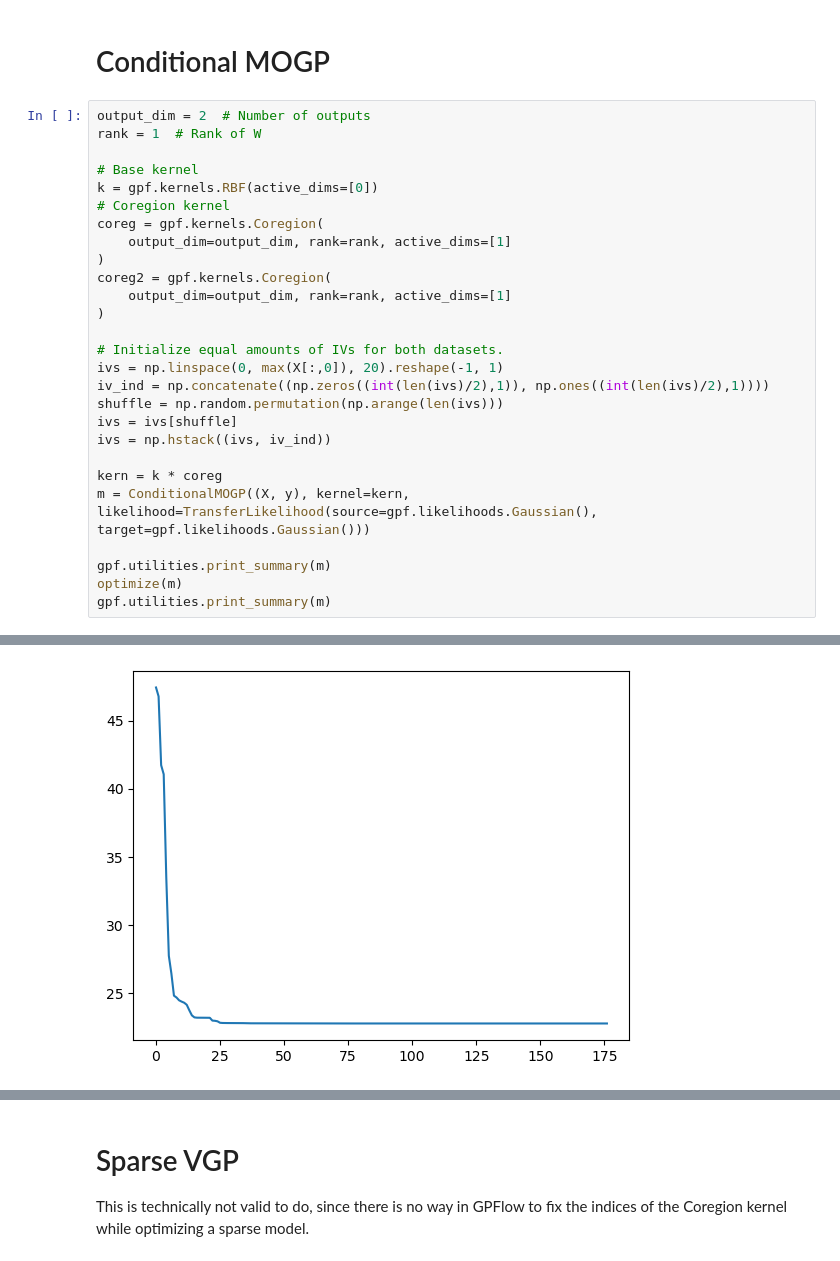
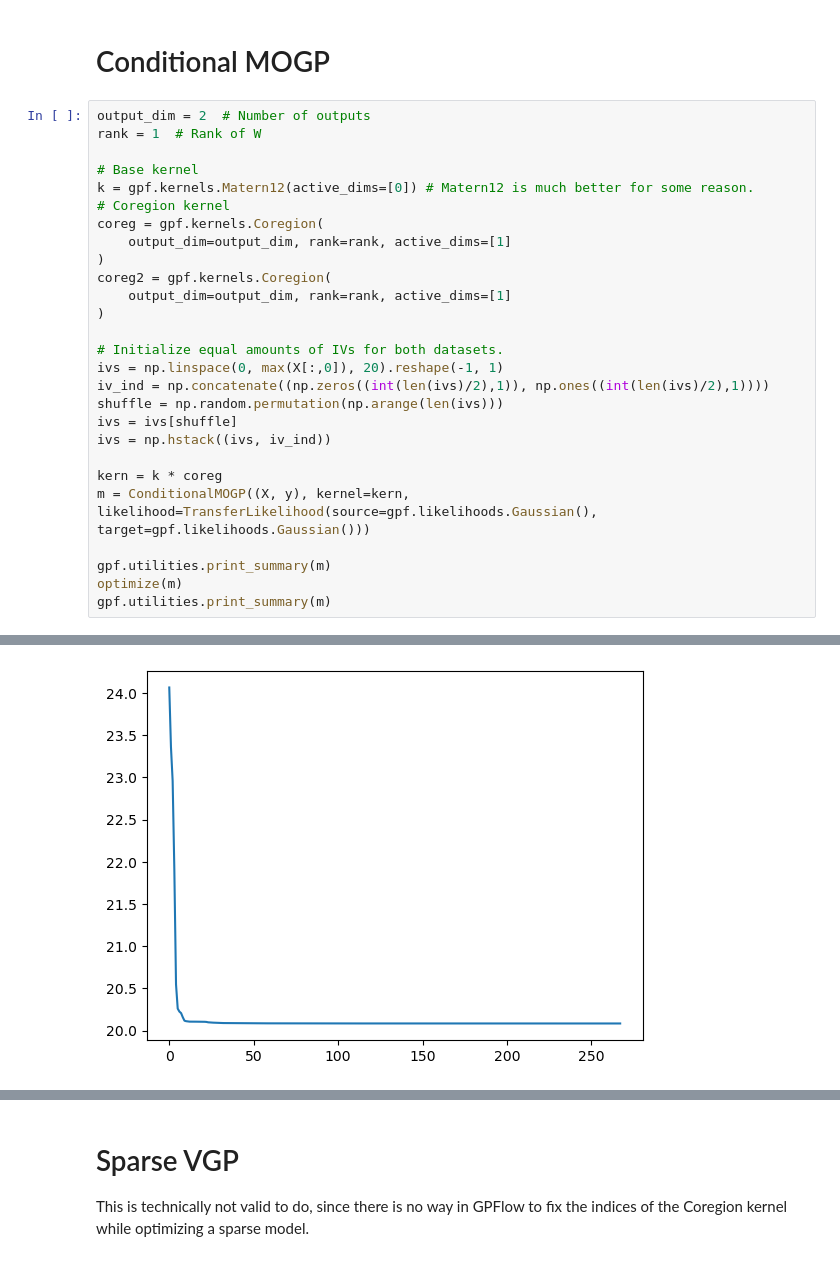
Before and after one commit to JVerbeek/at-gpflow, a Jupyter notebook: experiments/volatility/volatility.ipynb, the cells around one changed output, grey strips where cells are left out. Saved outputs shown, nothing was run; the diff lists cells and outputs as text.

```diff
--- a/experiments/volatility/volatility.ipynb
+++ b/experiments/volatility/volatility.ipynb
@@ -133,7 +126,7 @@ output_dim = 2  # Number of outputs
 rank = 1  # Rank of W
 
 # Base kernel
-k = gpf.kernels.RBF(active_dims=[0])
+k = gpf.kernels.Matern12(active_dims=[0]) # Matern12 is much better for some reason.
 # Coregion kernel
 coreg = gpf.kernels.Coregion(
     output_dim=output_dim, rank=rank, active_dims=[1]
@@ -147,34 +140,34 @@ ivs = np.linspace(0, max(X[:,0]), 20).reshape(-1, 1)
 iv_ind = np.concatenate((np.zeros((int(len(ivs)/2),1)), np.ones((int(len(ivs)/2),1))))
 shuffle = np.random.permutation(np.arange(len(ivs)))
 ivs = ivs[shuffle]
 ivs = np.hstack((ivs, iv_ind))
 
 kern = k * coreg
 m = ConditionalMOGP((X, y), kernel=kern, likelihood=TransferLikelihood(source=gpf.likelihoods.Gaussian(), target=gpf.likelihoods.Gaussian()))
 
 gpf.utilities.print_summary(m)
 optimize(m)
 gpf.utilities.print_summary(m)
 # %% [output]
 ╒════════════════════════════════════════════════════╤═══════════╤══════════════════╤═════════╤═════════════╤═════════╤═════════╤═════════╕
 │ name                                               │ class     │ transform        │ prior   │ trainable   │ shape   │ dtype   │ value   │
 ╞════════════════════════════════════════════════════╪═══════════╪══════════════════╪═════════╪═════════════╪═════════╪═════════╪═════════╡
 │ ConditionalMOGP.kernel.kernels[0].variance         │ Parameter │ Softplus         │         │ True        │ ()      │ float64 │ 1.0     │
 ├────────────────────────────────────────────────────┼───────────┼──────────────────┼─────────┼─────────────┼─────────┼─────────┼─────────┤
 │ ConditionalMOGP.kernel.kernels[0].lengthscales     │ Parameter │ Softplus         │         │ True        │ ()      │ float64 │ 1.0     │
 ├────────────────────────────────────────────────────┼───────────┼──────────────────┼─────────┼─────────────┼─────────┼─────────┼─────────┤
 │ ConditionalMOGP.kernel.kernels[1].W                │ Parameter │ Identity         │         │ True        │ (2, 1)  │ float64 │ [[1.]   │
 │                                                    │           │                  │         │             │         │         │  [1.]]  │
 ├────────────────────────────────────────────────────┼───────────┼──────────────────┼─────────┼─────────────┼─────────┼─────────┼─────────┤
 │ ConditionalMOGP.kernel.kernels[1].kappa            │ Parameter │ Softplus         │         │ True        │ (2,)    │ float64 │ [1. 1.] │
 ├────────────────────────────────────────────────────┼───────────┼──────────────────┼─────────┼─────────────┼─────────┼─────────┼─────────┤
 │ ConditionalMOGP.likelihood.source.variance         │ Parameter │ Softplus + Shift │         │ True        │ ()      │ float64 │ 1.0     │
 │ ConditionalMOGP.likelihood.likelihoods[0].variance │           │                  │         │             │         │         │         │
 ├────────────────────────────────────────────────────┼───────────┼──────────────────┼─────────┼─────────────┼─────────┼─────────┼─────────┤
 │ ConditionalMOGP.likelihood.target.variance         │ Parameter │ Softplus + Shift │         │ True        │ ()      │ float64 │ 1.0     │
 │ ConditionalMOGP.likelihood.likelihoods[1].variance │           │                  │         │             │         │         │         │
 ╘════════════════════════════════════════════════════╧═══════════╧══════════════════╧═════════╧═════════════╧═════════╧═════════╧═════════╛
-[figure, old version]
+[figure, new version]
 ╒════════════════════════════════════════════════════╤═══════════╤══════════════════╤═════════╤═════════════╤═════════╤═════════╤═════════════════════════╕
 │ name                                               │ class     │ transform        │ prior   │ trainable   │ shape   │ dtype   │ value                   │
 ╞════════════════════════════════════════════════════╪═══════════╪══════════════════╪═════════╪═════════════╪═════════╪═════════╪═════════════════════════╡
```
Also changed, not shown: parts of 9 cells of this notebook, 15 other files.
